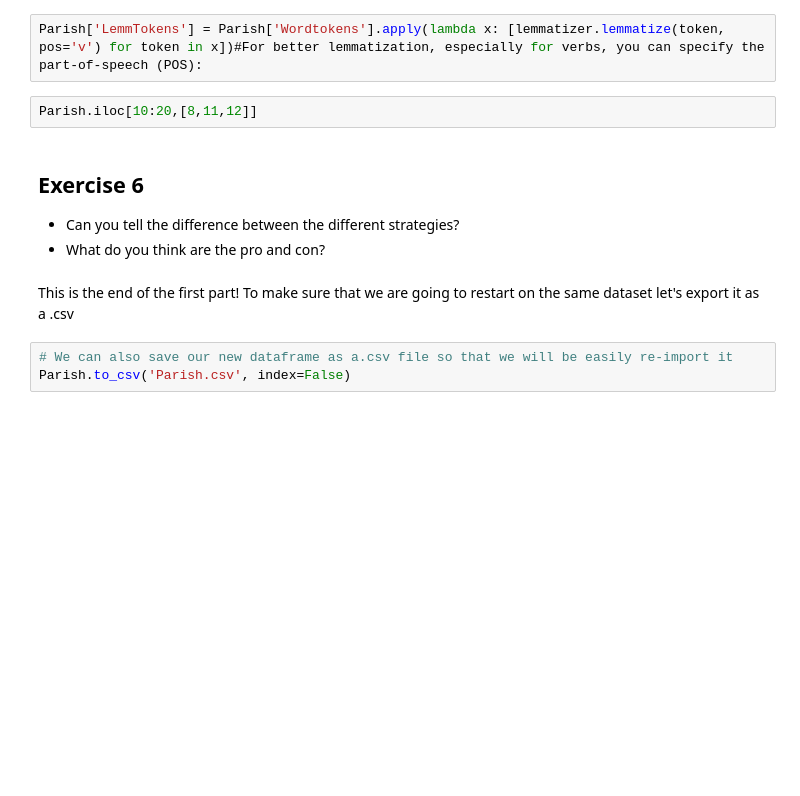
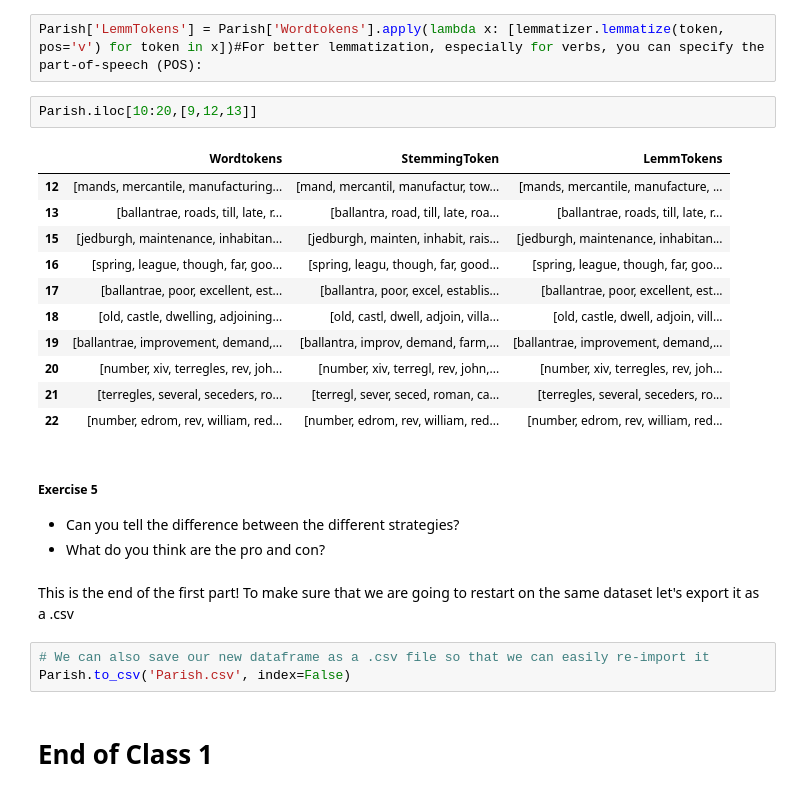
Before and after one commit to DCS-training/Text-Analysis-and-the-Humanities, a Jupyter notebook: Notebook1.ipynb, the cells around one changed output. Drawn from its saved outputs; the diff is of its cells as text; blank space fills up the shorter version.

```diff
--- a/Notebook1.ipynb
+++ b/Notebook1.ipynb
@@ -478,13 +749,27 @@ lemmatizer = WordNetLemmatizer()
 # %%
 Parish['LemmTokens'] = Parish['Wordtokens'].apply(lambda x: [lemmatizer.lemmatize(token, pos='v') for token in x])#For better lemmatization, especially for verbs, you can specify the part-of-speech (POS):
 # %%
-Parish.iloc[10:20,[8,11,12]]
+Parish.iloc[10:20,[9,12,13]]
+# %% [output]
+|  | Wordtokens | StemmingToken | LemmTokens |
+| 12 | [mands, mercantile, manufacturing... | [mand, mercantil, manufactur, tow... | [mands, mercantile, manufacture, ... |
+| 13 | [ballantrae, roads, till, late, r... | [ballantra, road, till, late, roa... | [ballantrae, roads, till, late, r... |
+| 15 | [jedburgh, maintenance, inhabitan... | [jedburgh, mainten, inhabit, rais... | [jedburgh, maintenance, inhabitan... |
+| 16 | [spring, league, though, far, goo... | [spring, leagu, though, far, good... | [spring, league, though, far, goo... |
+| 17 | [ballantrae, poor, excellent, est... | [ballantra, poor, excel, establis... | [ballantrae, poor, excellent, est... |
+| 18 | [old, castle, dwelling, adjoining... | [old, castl, dwell, adjoin, villa... | [old, castle, dwell, adjoin, vill... |
+| 19 | [ballantrae, improvement, demand,... | [ballantra, improv, demand, farm,... | [ballantrae, improvement, demand,... |
+| 20 | [number, xiv, terregles, rev, joh... | [number, xiv, terregl, rev, john,... | [number, xiv, terregles, rev, joh... |
+| 21 | [terregles, several, seceders, ro... | [terregl, sever, seced, roman, ca... | [terregles, several, seceders, ro... |
+| 22 | [number, edrom, rev, william, red... | [number, edrom, rev, william, red... | [number, edrom, rev, william, red... |
 # %% [markdown]
-## Exercise 6
+##### Exercise 5
 - Can you tell the difference between the different strategies?
 - What do you think are the pro and con?
 # %% [markdown]
 This is the end of the first part! To make sure that we are going to restart on the same dataset let's export it as a .csv
 # %%
-# We can also save our new dataframe as a.csv file so that we will be easily re-import it
+# We can also save our new dataframe as a .csv file so that we can easily re-import it
 Parish.to_csv('Parish.csv', index=False)
+# %% [markdown]
+# End of Class 1
```
Also changed, not shown: parts of 49 cells of this notebook, 1 other file.
